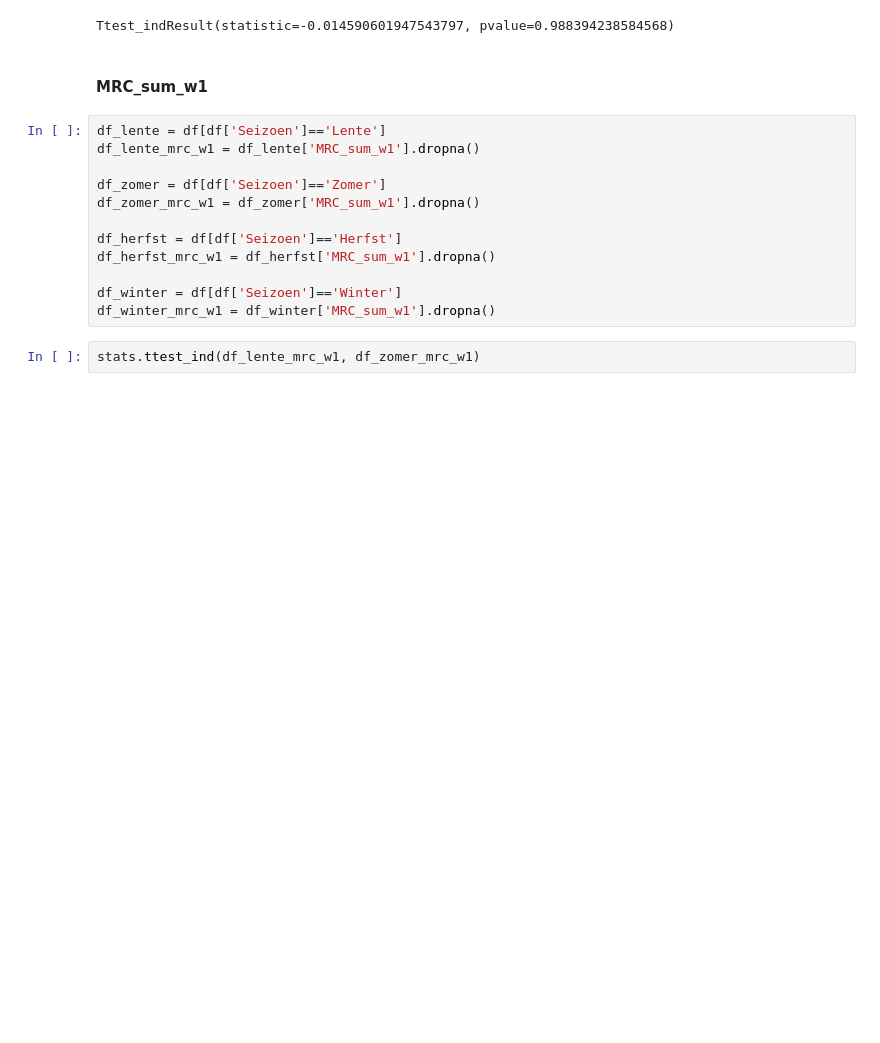
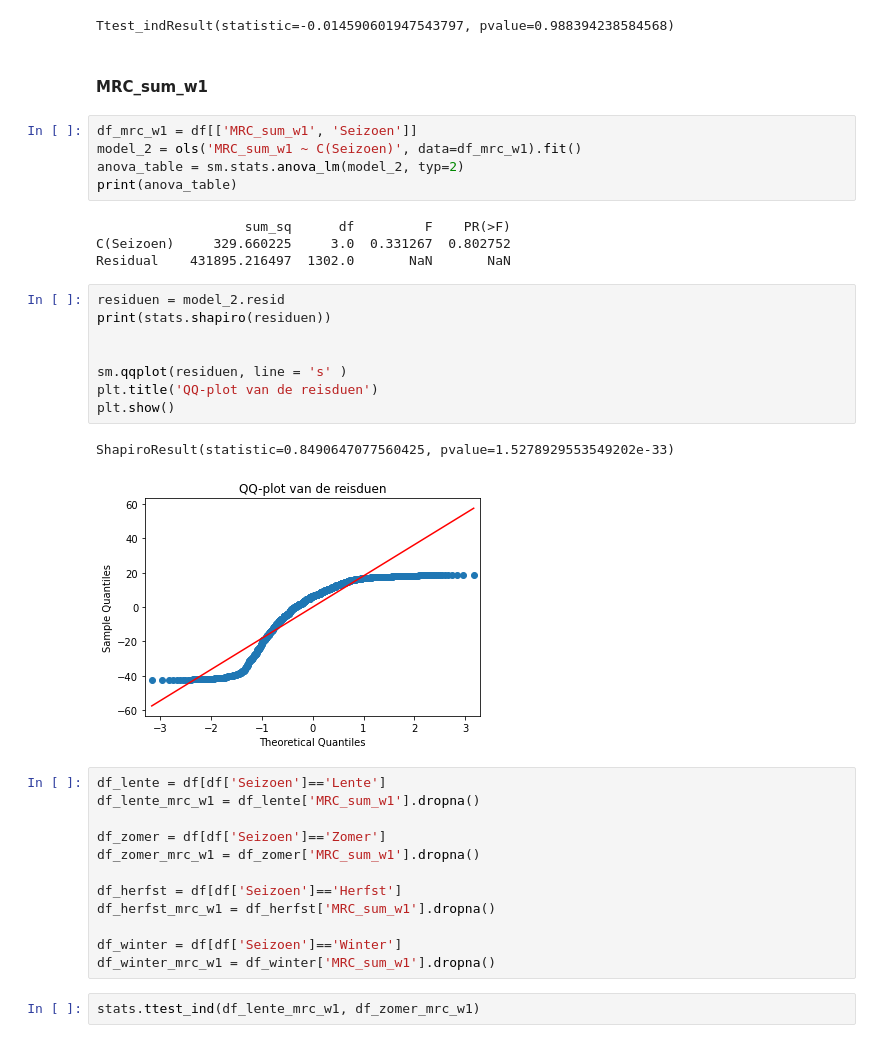
Before and after one commit to someoneontheworld/Modelleren-project, a Jupyter notebook: modelleren_code_groep_17.ipynb, the cells around one changed output. Cells and saved outputs as stored; diff of their text form; blank space fills up the shorter version.

Commit message:
Anova op mrc_sum_w1 ook gedaan

```diff
--- a/modelleren_code_groep_17.ipynb
+++ b/modelleren_code_groep_17.ipynb
@@ -1763,6 +1756,26 @@ stats.ttest_ind(df_herfst_D_mrc_e, df_winter_D_mrc_e)
 Ttest_indResult(statistic=-0.014590601947543797, pvalue=0.988394238584568)
 # %% [markdown]
 #### MRC_sum_w1
+# %%
+df_mrc_w1 = df[['MRC_sum_w1', 'Seizoen']]
+model_2 = ols('MRC_sum_w1 ~ C(Seizoen)', data=df_mrc_w1).fit()
+anova_table = sm.stats.anova_lm(model_2, typ=2)
+print(anova_table)
+# %% [output]
+                   sum_sq      df         F    PR(>F)
+C(Seizoen)     329.660225     3.0  0.331267  0.802752
+Residual    431895.216497  1302.0       NaN       NaN
+# %%
+residuen = model_2.resid
+print(stats.shapiro(residuen))
+
+
+sm.qqplot(residuen, line = 's' )
+plt.title('QQ-plot van de reisduen')
+plt.show()
+# %% [output]
+ShapiroResult(statistic=0.8490647077560425, pvalue=1.5278929553549202e-33)
+[figure, added]
 # %%
 df_lente = df[df['Seizoen']=='Lente']
 df_lente_mrc_w1 = df_lente['MRC_sum_w1'].dropna()
```
Also changed, not shown: parts of 4 cells of this notebook.
